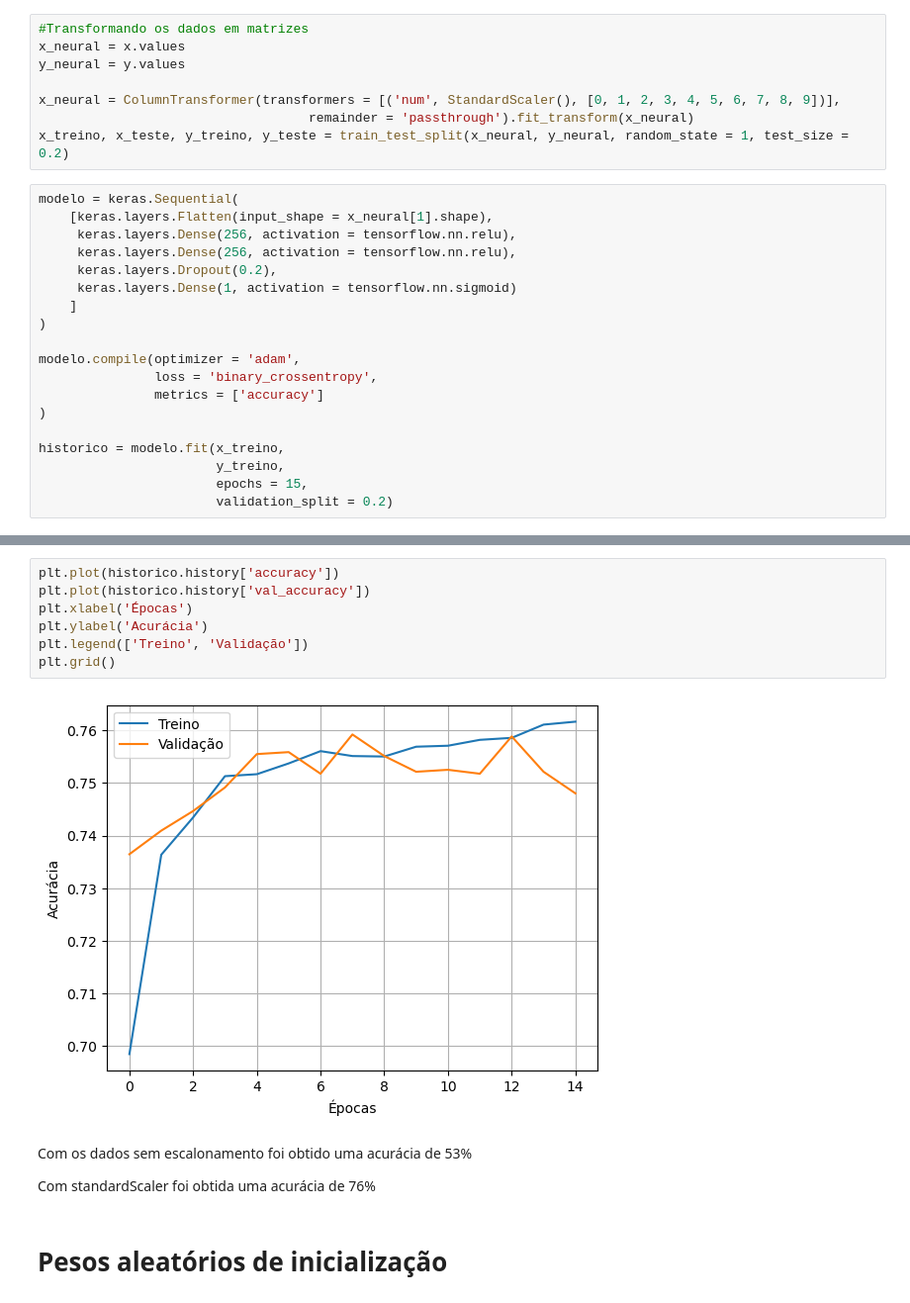
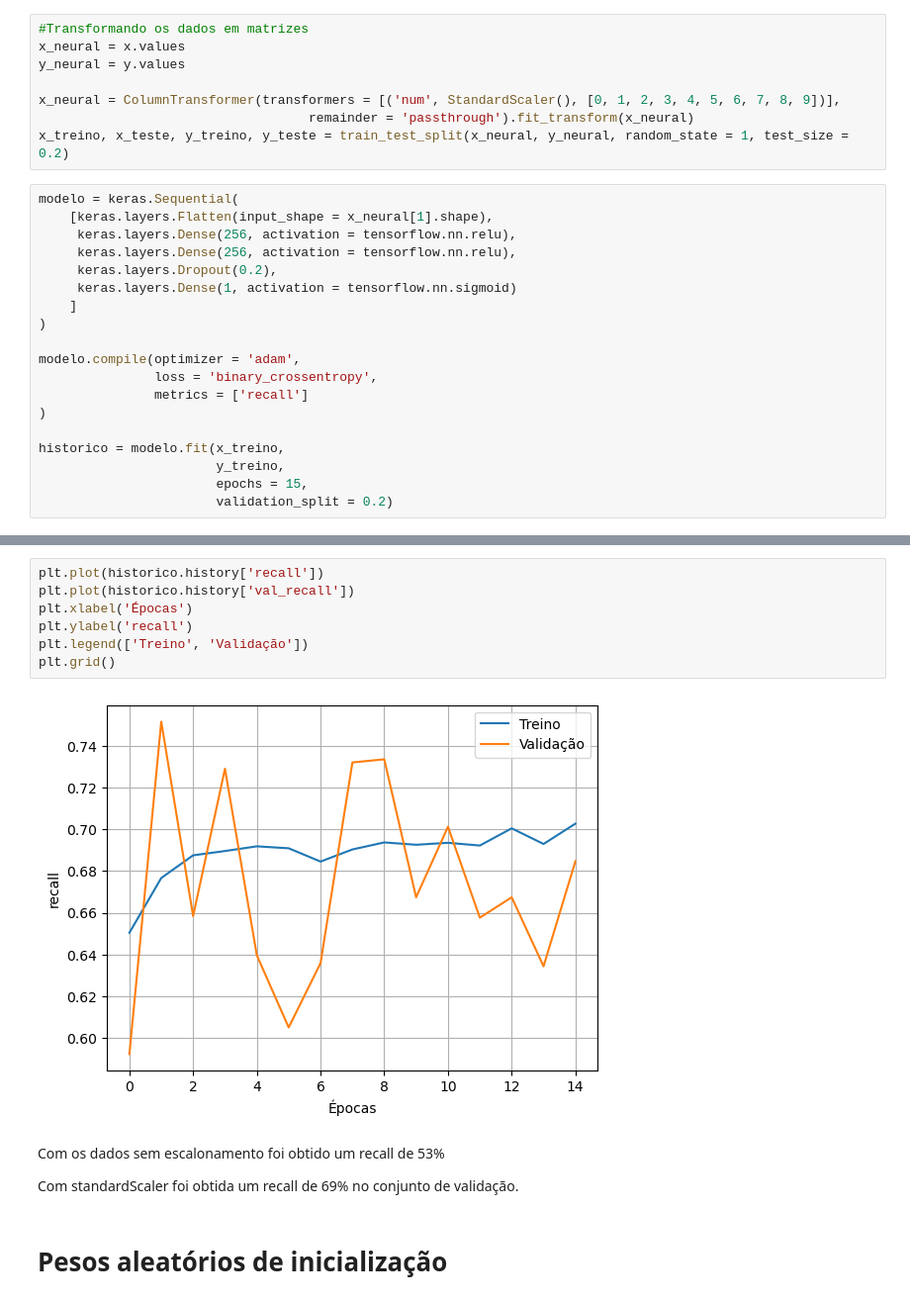
Before and after one commit to GuilhermeMaceno/Credit_Risk, a Jupyter notebook: credit_risk_ML.ipynb, the cells around one changed output, grey strips where cells are left out. Shown at 99% size. Saved outputs shown, nothing was run; the diff lists cells and outputs as text.

Commit message:
Mudança de recall

```diff
--- a/credit_risk_ML.ipynb
+++ b/credit_risk_ML.ipynb
@@ -345,7 +341,7 @@ modelo = keras.Sequential(
 
 modelo.compile(optimizer = 'adam',
                loss = 'binary_crossentropy',
-               metrics = ['accuracy']
+               metrics = ['recall']
 )
 
 historico = modelo.fit(x_treino,
@@ -373,16 +369,16 @@ Epoch 15/15
 # %%
-plt.plot(historico.history['accuracy'])
-plt.plot(historico.history['val_accuracy'])
+plt.plot(historico.history['recall'])
+plt.plot(historico.history['val_recall'])
 plt.xlabel('Épocas')
-plt.ylabel('Acurácia')
+plt.ylabel('recall')
 plt.legend(['Treino', 'Validação'])
 plt.grid()
 # %% [output]
-[figure, old version]
+[figure, new version]
 # %% [markdown]
-Com os dados sem escalonamento foi obtido uma acurácia de 53%
+Com os dados sem escalonamento foi obtido um recall de 53%
 
-Com standardScaler foi obtida uma acurácia de 76%
+Com standardScaler foi obtida um recall de 69% no conjunto de validação.
 # %% [markdown]
 # Pesos aleatórios de inicialização
 # %%
```
Also changed, not shown: parts of 11 cells of this notebook.
